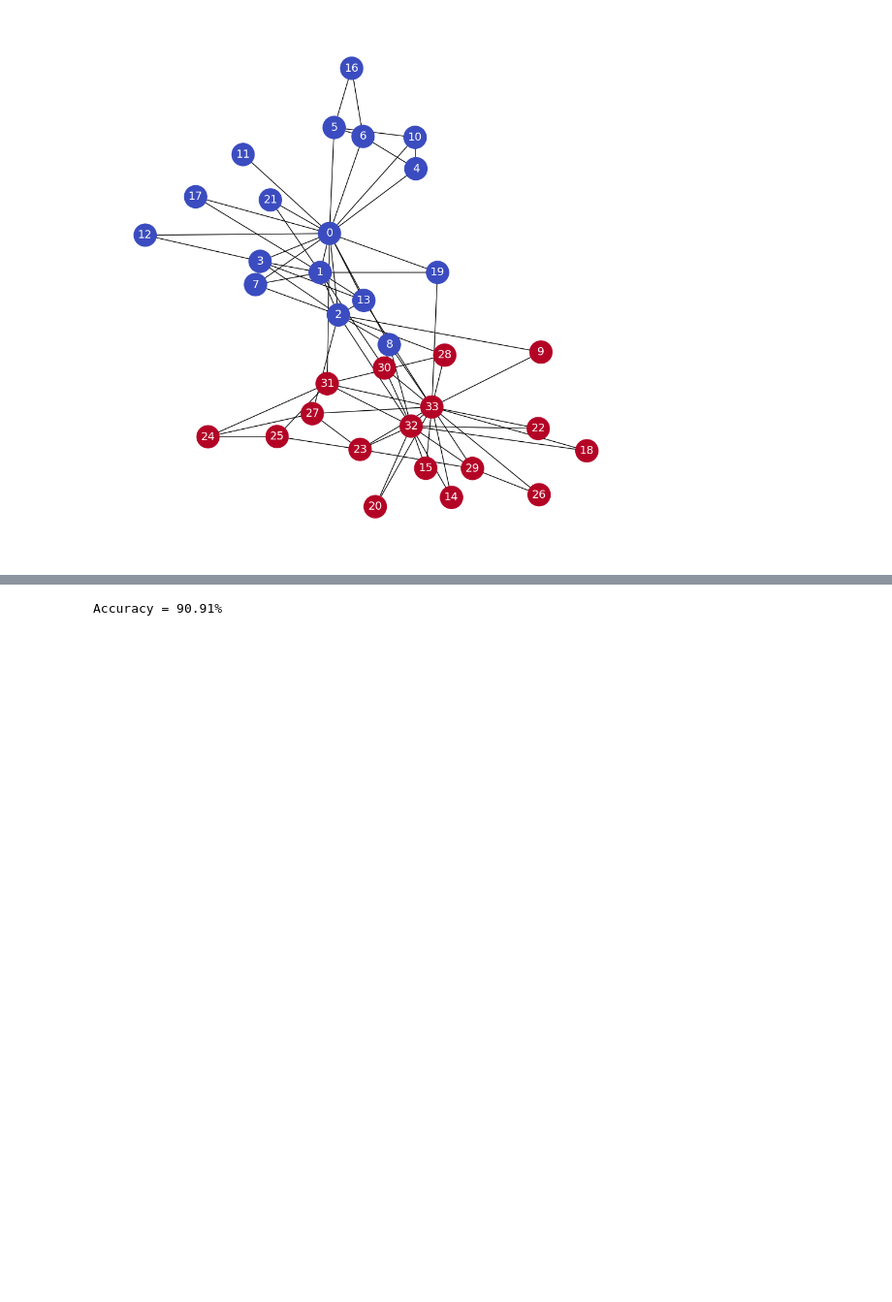
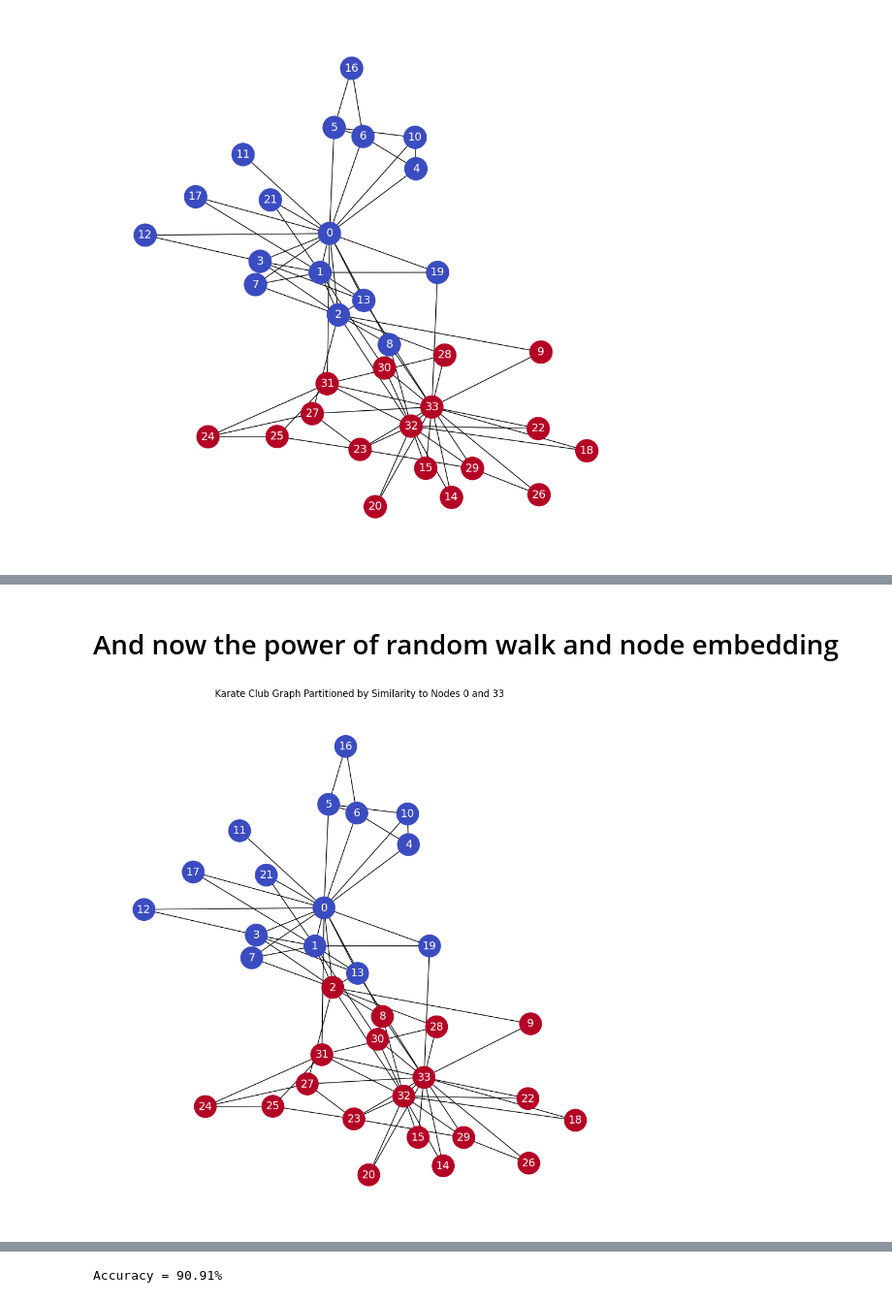
Before and after one commit to GTA-Lab/graph-neural-networks, a Jupyter notebook: notebooks/02-Deepwalk.ipynb, the cells around one changed output, grey strips where cells are left out. Shown at 97% size. Drawn from its saved outputs; the diff is of its cells as text; code cells hidden in the pictures; blank space fills up the shorter version.

```diff
--- a/notebooks/02-Deepwalk.ipynb
+++ b/notebooks/02-Deepwalk.ipynb
@@ -290,0 +472,25 @@ plt.show()
+# %% [markdown]
+# And now the power of random walk and node embedding
+# %%
+# Partition the nodes based on similarity to node 0 and node 33
+node_0_emb = model.wv['0']
+node_33_emb = model.wv['33']
+distances = np.array([np.linalg.norm(node_embeddings - node_0_emb, axis=1),
+                     np.linalg.norm(node_embeddings - node_33_emb, axis=1)]).T
+labels = np.argmin(distances, axis=1)
+
+# Plot the graph with partitioned nodes
+plt.figure(figsize=(12, 12))
+plt.axis('off')
+nx.draw_networkx(G,
+                 pos=nx.spring_layout(G, seed=0),
+                 node_color=labels,
+                 node_size=800,
+                 cmap='coolwarm',
+                 font_size=14,
+                 font_color='white'
+                 )
+plt.title('Karate Club Graph Partitioned by Similarity to Nodes 0 and 33')
+plt.show()
+# %% [output]
+[figure, added]
```
Also changed, not shown: parts of 29 cells of this notebook, 9 other files.
